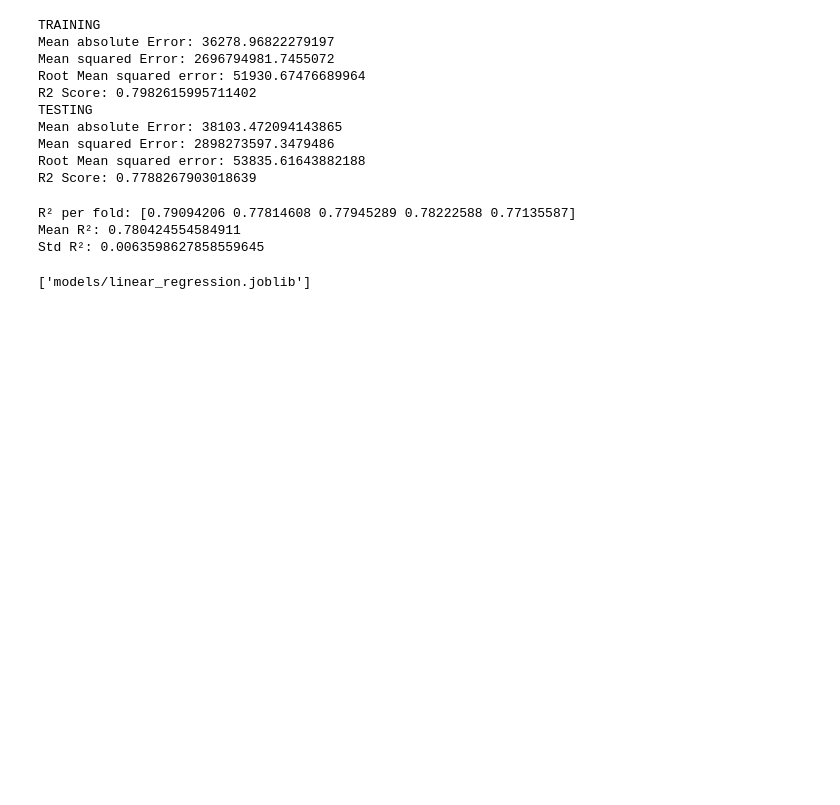
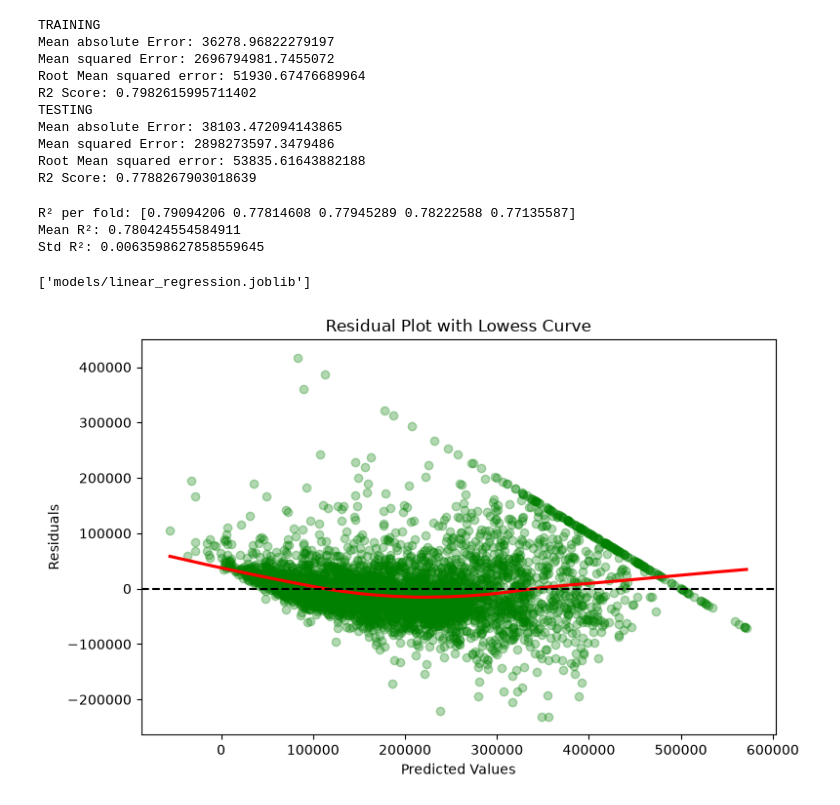
Before and after one commit to YugamdeepGoyal/elc_house_price_prediction, a Jupyter notebook: linear_pipeline.ipynb, the cells around one changed output. Saved outputs shown, nothing was run; the diff lists cells and outputs as text; code cells hidden in the pictures; blank space fills up the shorter version.

Commit message:
Adding residual curve

```diff
--- a/linear_pipeline.ipynb
+++ b/linear_pipeline.ipynb
@@ -133,3 +133,7 @@ Std R²: 0.0063598627858559645
 joblib.dump(pipe, "models/linear_regression.joblib")
 # %% [output]
 ['models/linear_regression.joblib']
+# %%
+plot_residual_curve(y_test, y_pred, "linear")
+# %% [output]
+[figure, added]
```
Also changed, not shown: parts of 2 cells of this notebook, 4 other files.
